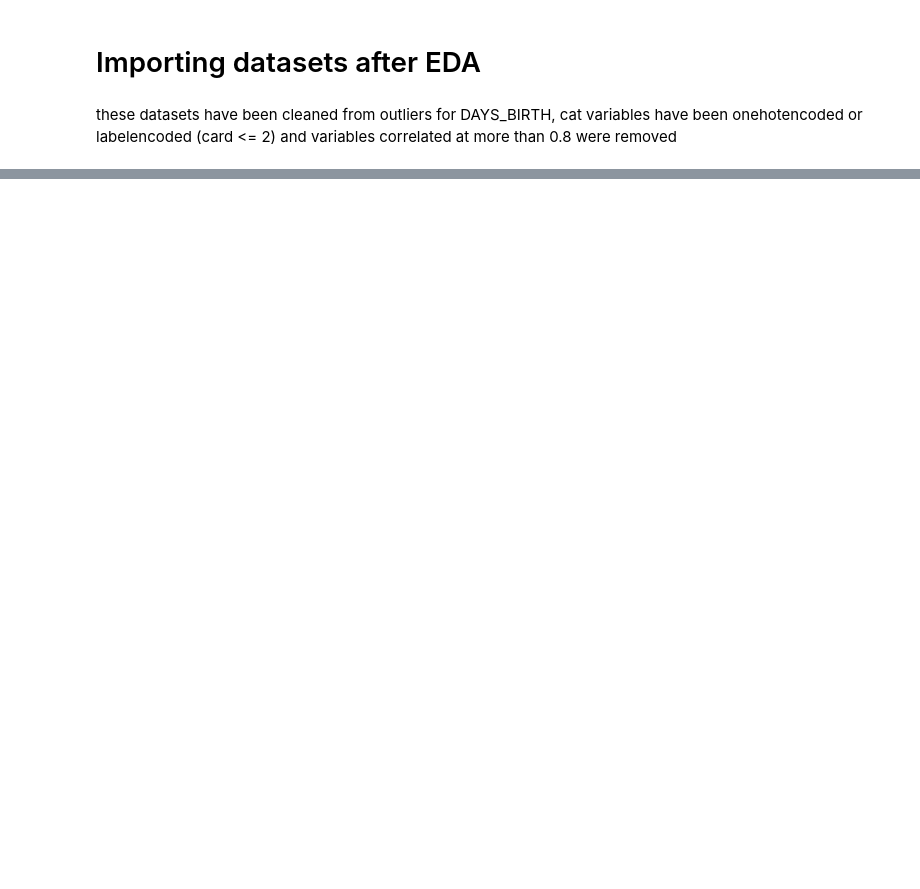
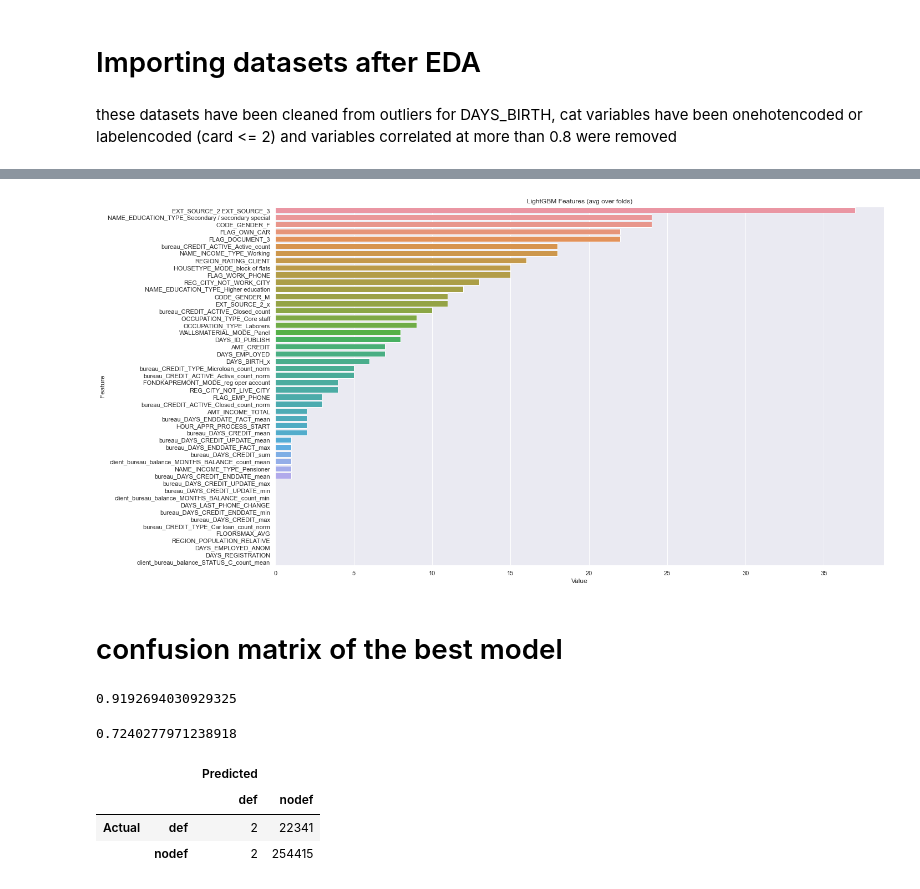
Before and after one commit to vpvinc/P7_loan_scoring_model, a Jupyter notebook: P7_modeling.ipynb, the cells around one changed output, grey strips where cells are left out. Cells and saved outputs as stored; diff of their text form; code cells hidden in the pictures; blank space fills up the shorter version.

```diff
--- a/P7_modeling.ipynb
+++ b/P7_modeling.ipynb
@@ -116,0 +610,3 @@ memory usage: 469.2+ MB
+# %%
+%timeit
+grid_lgbm.fit(X, y)
@@ -116,0 +739,13 @@ memory usage: 469.2+ MB
+# %%
+# creating the best pipe with the optimised parameters and steps
+best_pipe = im_pipeline(steps=[
+      ('imputer', SimpleImputer(strategy='median'))
+    , ('scaler', RobustScaler())
+    , ('weight_strat', SMOTE(random_state=42, sampling_strategy=0.4))
+#    , ('under', RandomUnderSampler())
+    , ('feat_selec', SelectKBest(k=50))
+    , ('LBMC', LGBMClassifier(colsample_bytree=0.8, max_depth=7, min_split_gain=0,
+                n_estimators=40, num_leaves=10, objective='binary',
+                random_state=42, reg_alpha=0.1, reg_lambda=0, subsample=1))
+]
+    ,memory="D:/Dowloads_D/Data_OC/P7", verbose=True)
@@ -116,0 +837,2 @@ memory usage: 469.2+ MB
+# %%
+best_pipe.fit(X, y)
@@ -116,0 +853,16 @@ memory usage: 469.2+ MB
+# %%
+# getting indexes of the 50 columns selected by SelectKBest
+selected_columns= best_pipe.named_steps["feat_selec"].get_support(indices=True)
+# %%
+# collecting features importance of the selected columns in a Dataframe
+feature_imp = pd.DataFrame(zip(best_pipe.named_steps["LBMC"].feature_importances_, X.iloc[:,selected_columns].columns), columns=['Value','Feature'])
+plt.figure(figsize=(20, 10))
+# and plotting it
+sns.barplot(x="Value", y="Feature", data=feature_imp.sort_values(by="Value", ascending=False).head(50))
+plt.title('LightGBM Features (avg over folds)')
+plt.tight_layout()
+plt.show()
+# %% [output]
+[figure, added]
+# %% [markdown]
+# confusion matrix of the best model
@@ -116,0 +876,8 @@ memory usage: 469.2+ MB
+# %%
+accuracy_score(yval, yval_pred)
+# %% [output]
+0.9192694030929325
+# %%
+roc_auc_score(yval, yval_pred_proba[:,1])
+# %% [output]
+0.7240277971238918
@@ -116,0 +890,7 @@ memory usage: 469.2+ MB
+# %%
+cm_lgbm_df
+# %% [output]
+|  |  | Predicted |  |
+|  |  | def | nodef |
+| Actual | def | 2 | 22341 |
+|  | nodef | 2 | 254415 |
```
Also changed, not shown: parts of 137 cells of this notebook.
